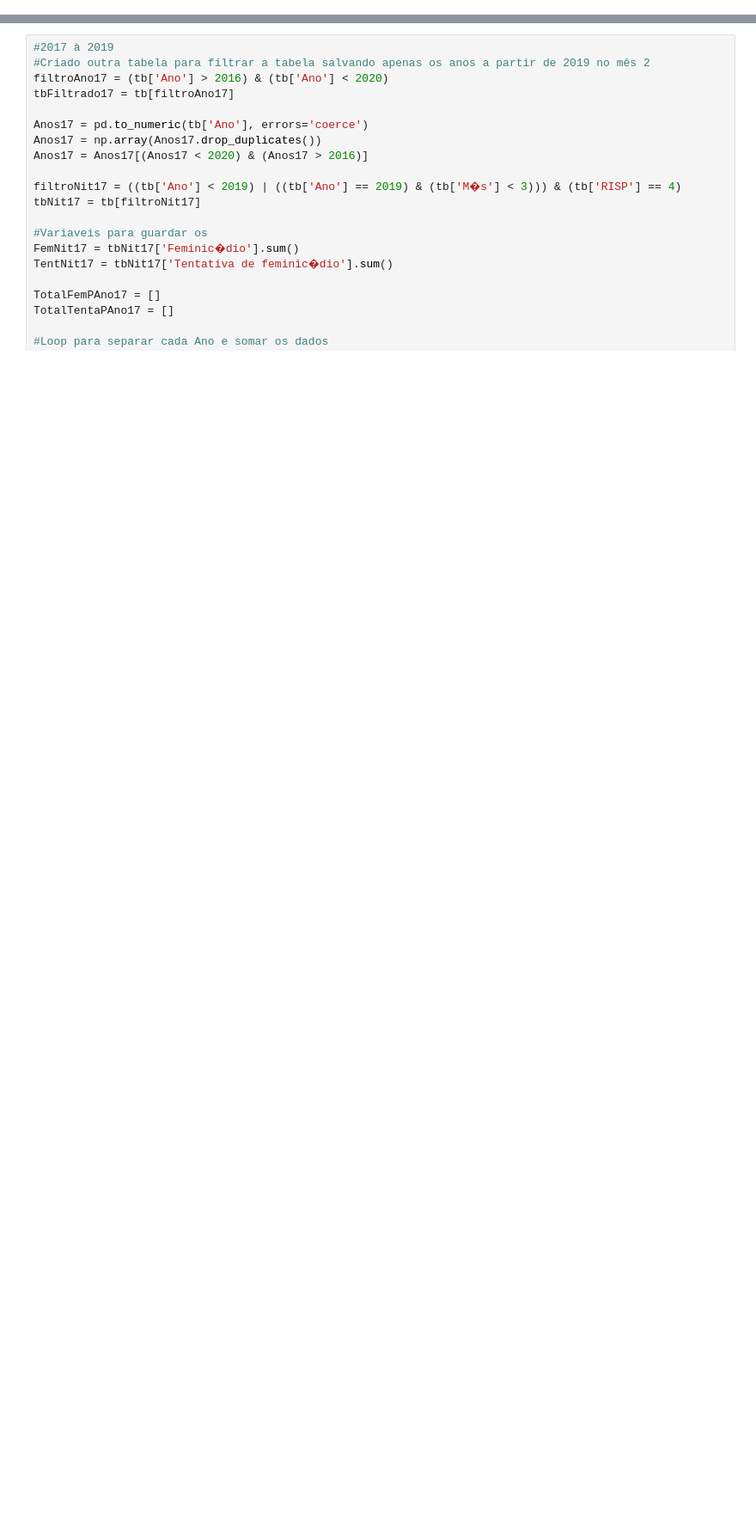
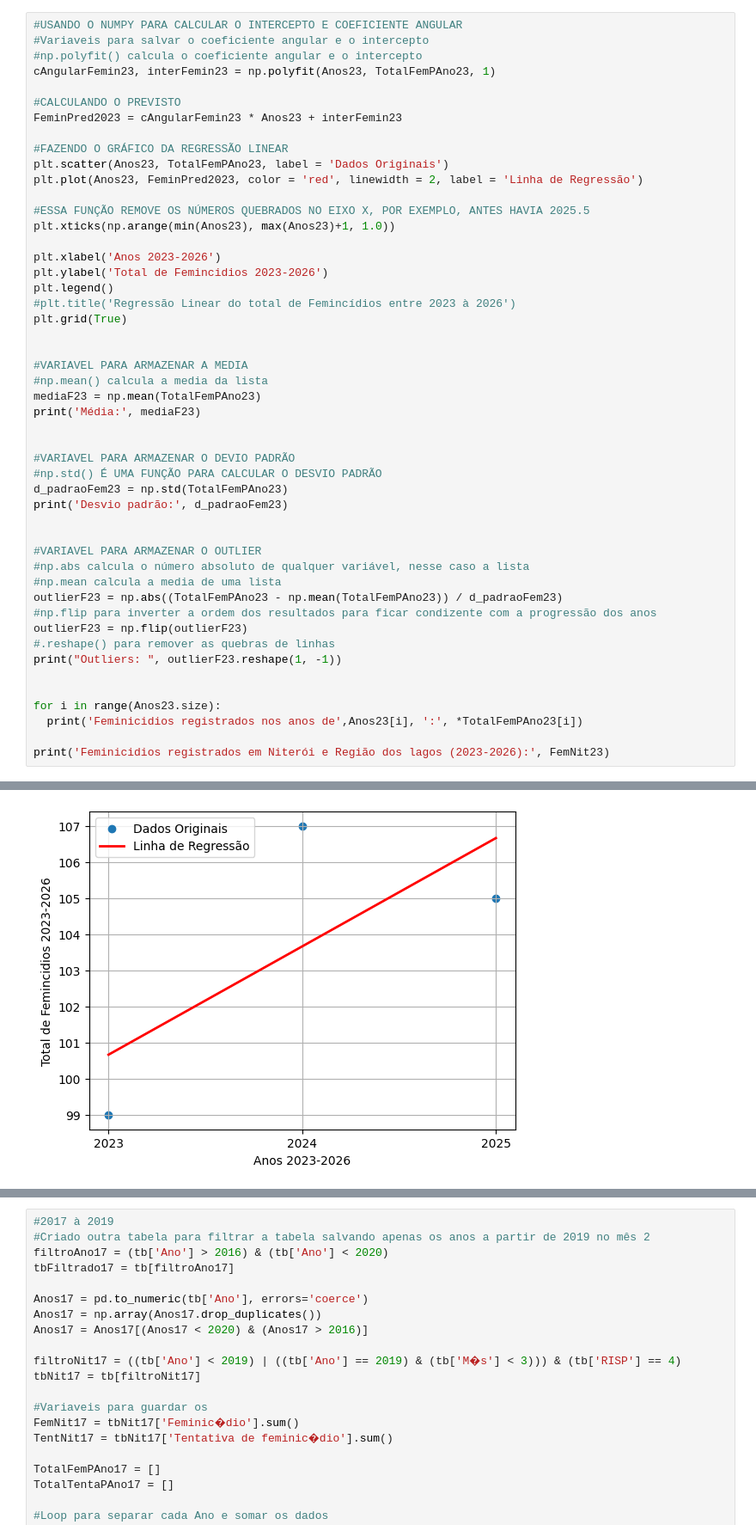
Before and after one commit to YuriMarciano/trabalhos, a Jupyter notebook: TrabalhoFinalDeBigData.ipynb, the cells around one changed output, grey strips where cells are left out. Shown at 86% size. Saved outputs shown, nothing was run; the diff lists cells and outputs as text; blank space fills up the shorter version.

```diff
--- a/TrabalhoFinalDeBigData.ipynb
+++ b/TrabalhoFinalDeBigData.ipynb
@@ -52,0 +35,50 @@ for i in range(Anos23.size):
+# %%
+#USANDO O NUMPY PARA CALCULAR O INTERCEPTO E COEFICIENTE ANGULAR
+#Variaveis para salvar o coeficiente angular e o intercepto
+#np.polyfit() calcula o coeficiente angular e o intercepto
+cAngularFemin23, interFemin23 = np.polyfit(Anos23, TotalFemPAno23, 1)
+
+#CALCULANDO O PREVISTO
+FeminPred2023 = cAngularFemin23 * Anos23 + interFemin23
+
+#FAZENDO O GRÁFICO DA REGRESSÃO LINEAR
+plt.scatter(Anos23, TotalFemPAno23, label = 'Dados Originais')
+plt.plot(Anos23, FeminPred2023, color = 'red', linewidth = 2, label = 'Linha de Regressão')
+
+#ESSA FUNÇÃO REMOVE OS NÚMEROS QUEBRADOS NO EIXO X, POR EXEMPLO, ANTES HAVIA 2025.5
+plt.xticks(np.arange(min(Anos23), max(Anos23)+1, 1.0))
+
+plt.xlabel('Anos 2023-2026')
+plt.ylabel('Total de Femincidios 2023-2026')
+plt.legend()
+#plt.title('Regressão Linear do total de Femincídios entre 2023 à 2026')
+plt.grid(True)
+
+
+#VARIAVEL PARA ARMAZENAR A MEDIA
+#np.mean() calcula a media da lista
+mediaF23 = np.mean(TotalFemPAno23)
+print('Média:', mediaF23)
+
+
+#VARIAVEL PARA ARMAZENAR O DEVIO PADRÃO
+#np.std() É UMA FUNÇÃO PARA CALCULAR O DESVIO PADRÃO
+d_padraoFem23 = np.std(TotalFemPAno23)
+print('Desvio padrão:', d_padraoFem23)
+
+
+#VARIAVEL PARA ARMAZENAR O OUTLIER
+#np.abs calcula o número absoluto de qualquer variável, nesse caso a lista
+#np.mean calcula a media de uma lista
+outlierF23 = np.abs((TotalFemPAno23 - np.mean(TotalFemPAno23)) / d_padraoFem23)
+#np.flip para inverter a ordem dos resultados para ficar condizente com a progressão dos anos
+outlierF23 = np.flip(outlierF23)
+#.reshape() para remover as quebras de linhas
+print("Outliers: ", outlierF23.reshape(1, -1))
+
+
+for i in range(Anos23.size):
+  print('Feminicidios registrados nos anos de',Anos23[i], ':', *TotalFemPAno23[i])
+
+print('Feminicidios registrados em Niterói e Região dos lagos (2023-2026):', FemNit23)
+# %% [output]
@@ -53 +92,2 @@ for i in range(Anos23.size):
+[figure, added]
 # %%
```
Also changed, not shown: parts of 6 cells of this notebook.
